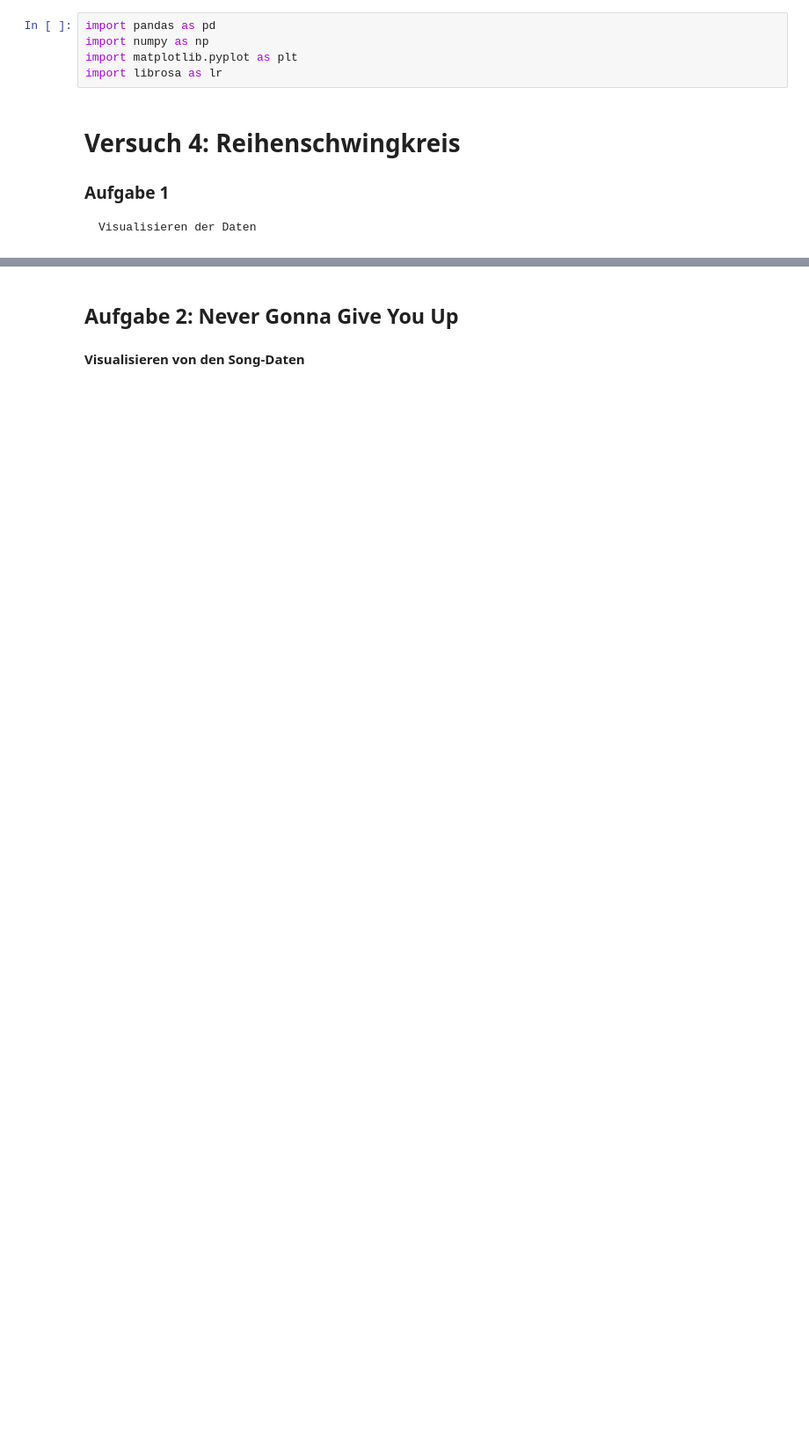
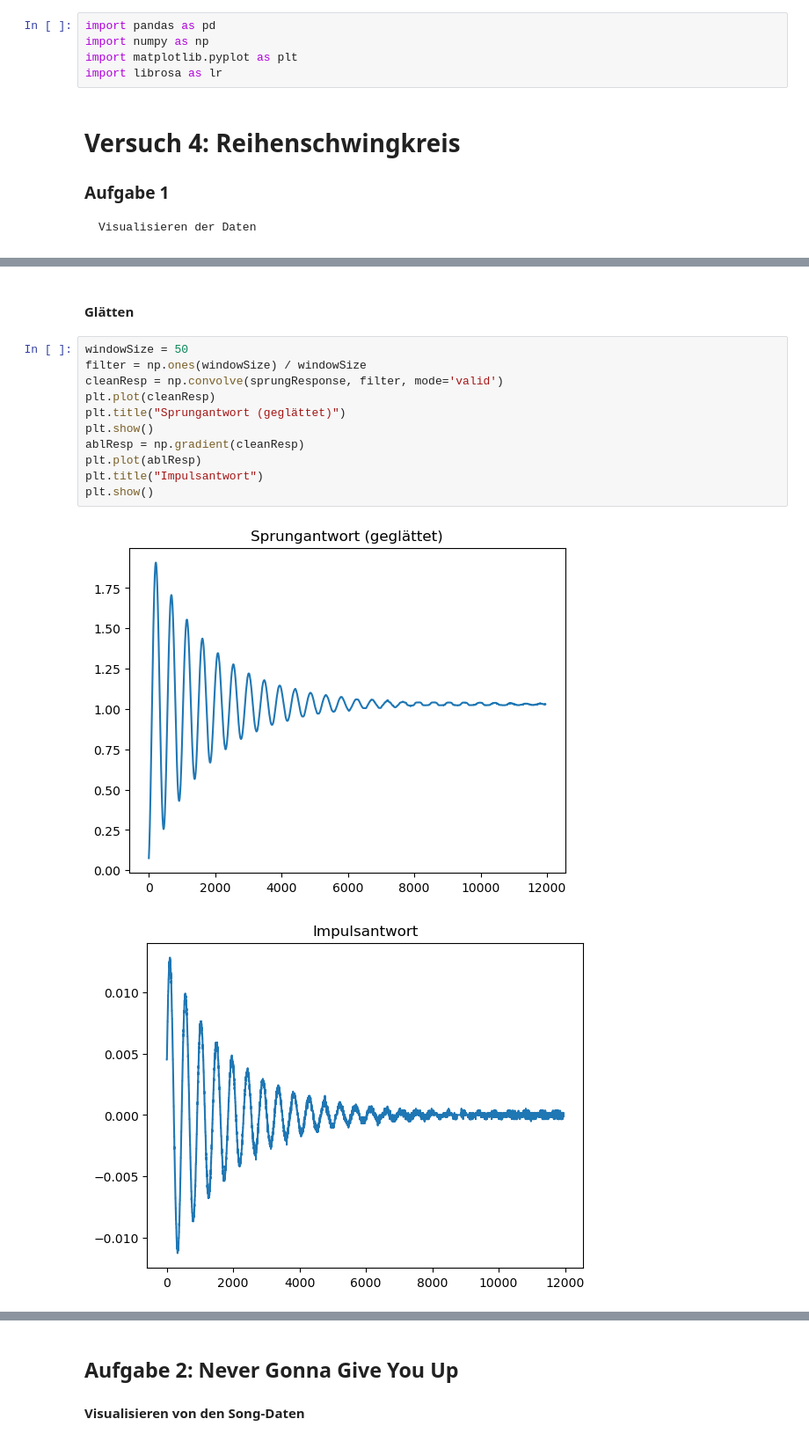
Before and after one commit to Atomarverseucht/AIN, a Jupyter notebook: 3/technische-grundlagen-der-kuenstlichen-intelligenz/versuch4/song.ipynb, the cells around one changed output, grey strips where cells are left out. Shown at 88% size. Cells and saved outputs as stored; diff of their text form; blank space fills up the shorter version.

```diff
--- a/3/technische-grundlagen-der-kuenstlichen-intelligenz/versuch4/song.ipynb
+++ b/3/technische-grundlagen-der-kuenstlichen-intelligenz/versuch4/song.ipynb
@@ -25,0 +33,16 @@ plt.show()
+# %% [markdown]
+#### Glätten
+# %%
+windowSize = 50
+filter = np.ones(windowSize) / windowSize
+cleanResp = np.convolve(sprungResponse, filter, mode='valid')
+plt.plot(cleanResp)
+plt.title("Sprungantwort (geglättet)")
+plt.show()
+ablResp = np.gradient(cleanResp)
+plt.plot(ablResp)
+plt.title("Impulsantwort")
+plt.show()
+# %% [output]
+[figure, added]
+[figure, added]
```
Also changed, not shown: parts of 4 cells of this notebook.
